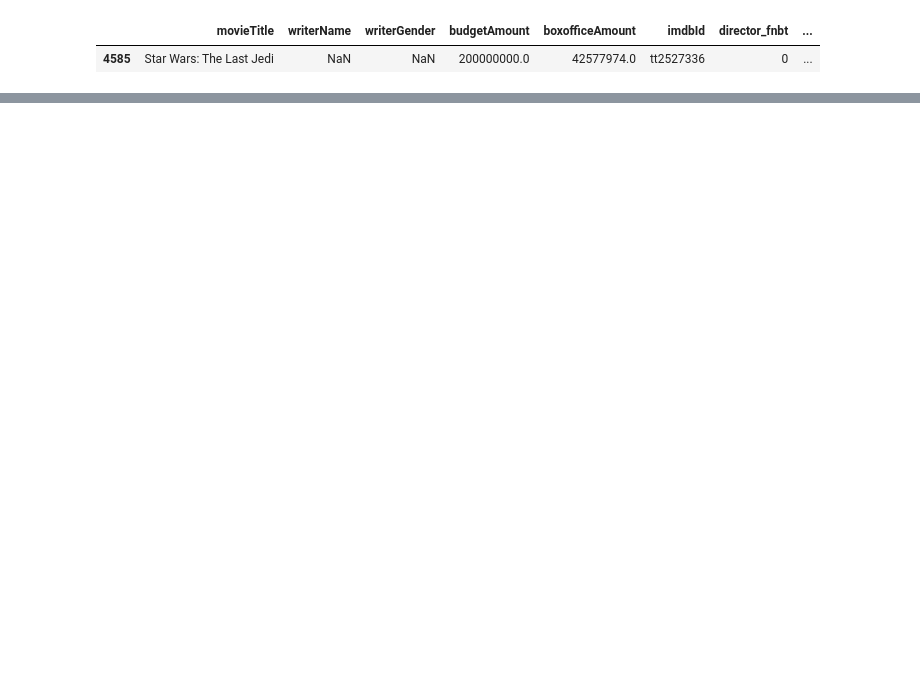
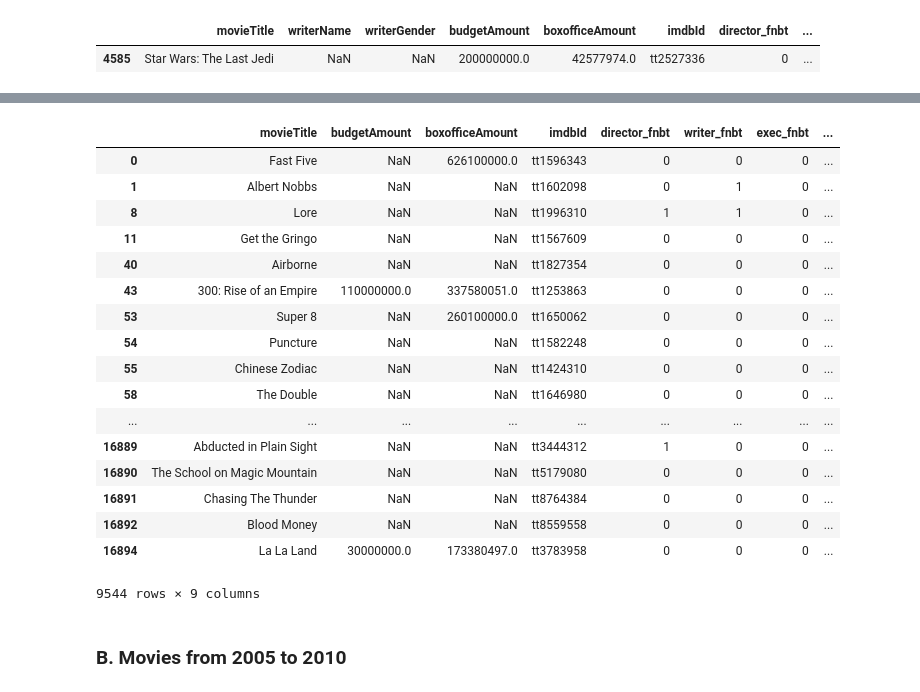
Before and after one commit to MagicMilly/women-in-film-analysis-dashboard, a Jupyter notebook: more_data_munging.ipynb, the cells around one changed output, grey strips where cells are left out. Cells and saved outputs as stored; diff of their text form; code cells hidden in the pictures; blank space fills up the shorter version.

Commit message:
made it through all the movies with new csv

```diff
--- a/more_data_munging.ipynb
+++ b/more_data_munging.ipynb
@@ -989,22 +255,0 @@ clean_sample
-# %%
-# okay, let's try with inplace again
-def clean_up(sparql_df):
-
-    new_director_values = [1 if val == True else 0 for val in sparql_df.directorGender.str.contains('female|non-binary|transgender')]
-    new_writer_values = [1 if val == True else 0 for val in sparql_df.screenwriterGender.str.contains('female|non-binary|transgender')]
-    new_exec_values = [1 if val == True else 0 for val in sparql_df.executiveproducerGender.str.contains('female|non-binary|transgender')]
-    new_producer_values = [1 if val == True else 0 for val in sparql_df.producerGender.str.contains('female|non-binary|transgender')]
-
-    sparql_df['director_fnbt'] = new_director_values
-    sparql_df['writer_fnbt'] = new_writer_values
-    sparql_df['exec_fnbt'] = new_exec_values
-    sparql_df['producer_fnbt'] = new_producer_values
-
-    sparql_df['overall_fnbt'] = sparql_df['director_fnbt'] + sparql_df['writer_fnbt'] + sparql_df['exec_fnbt'] + sparql_df['producer_fnbt']
-
-    cols_to_drop = ['directorName', 'directorGender', 'screenwriterName', 'screenwriterGender', 'executiveproducerName',\
-               'executiveproducerGender', 'producerName', 'producerGender']
-    sparql_df.drop(columns=cols_to_drop, axis=1, inplace=True)
-    sparql_df.sort_values('overall_fnbt', ascending=False).drop_duplicates('movieTitle', inplace=True)
-    sparql_df.sort_index(inplace=True)
-    return sparql_df
@@ -1183,0 +270,3 @@ testing.loc[testing.movieTitle == 'Star Wars: The Last Jedi']
+# %%
+cleaned_2011_and_beyond = pd.read_csv('my_data/movies_2011_and_beyond.csv')
+cleaned_2011_and_beyond.head()
@@ -1183,0 +280,25 @@ testing.loc[testing.movieTitle == 'Star Wars: The Last Jedi']
+# %%
+cleaned_2011_and_beyond.drop(columns=['writerName', 'writerGender'], axis=1, inplace=True)
+# %%
+clean_up(cleaned_2011_and_beyond)
+# %% [output]
+|  | movieTitle | budgetAmount | boxofficeAmount | imdbId | director_fnbt | writer_fnbt | exec_fnbt | ... |
+| 0 | Fast Five | NaN | 626100000.0 | tt1596343 | 0 | 0 | 0 | ... |
+| 1 | Albert Nobbs | NaN | NaN | tt1602098 | 0 | 1 | 0 | ... |
+| 8 | Lore | NaN | NaN | tt1996310 | 1 | 1 | 0 | ... |
+| 11 | Get the Gringo | NaN | NaN | tt1567609 | 0 | 0 | 0 | ... |
+| 40 | Airborne | NaN | NaN | tt1827354 | 0 | 0 | 0 | ... |
+| 43 | 300: Rise of an Empire | 110000000.0 | 337580051.0 | tt1253863 | 0 | 0 | 0 | ... |
+| 53 | Super 8 | NaN | 260100000.0 | tt1650062 | 0 | 0 | 0 | ... |
+| 54 | Puncture | NaN | NaN | tt1582248 | 0 | 0 | 0 | ... |
+| 55 | Chinese Zodiac | NaN | NaN | tt1424310 | 0 | 0 | 0 | ... |
+| 58 | The Double | NaN | NaN | tt1646980 | 0 | 0 | 0 | ... |
+| ... | ... | ... | ... | ... | ... | ... | ... | ... |
+| 16889 | Abducted in Plain Sight | NaN | NaN | tt3444312 | 1 | 0 | 0 | ... |
+| 16890 | The School on Magic Mountain | NaN | NaN | tt5179080 | 0 | 0 | 0 | ... |
+| 16891 | Chasing The Thunder | NaN | NaN | tt8764384 | 0 | 0 | 0 | ... |
+| 16892 | Blood Money | NaN | NaN | tt8559558 | 0 | 0 | 0 | ... |
+| 16894 | La La Land | 30000000.0 | 173380497.0 | tt3783958 | 0 | 0 | 0 | ... |
+9544 rows × 9 columns
+# %% [markdown]
+### B. Movies from 2005 to 2010
```
Also changed, not shown: parts of 134 cells of this notebook.
